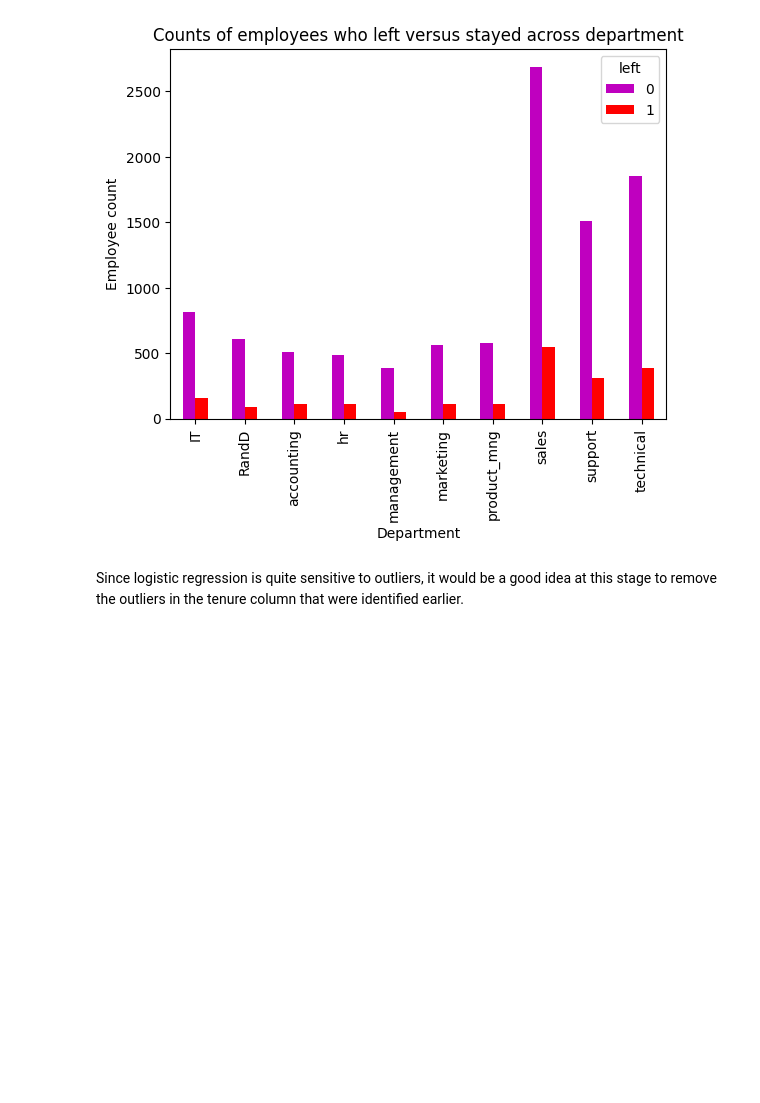
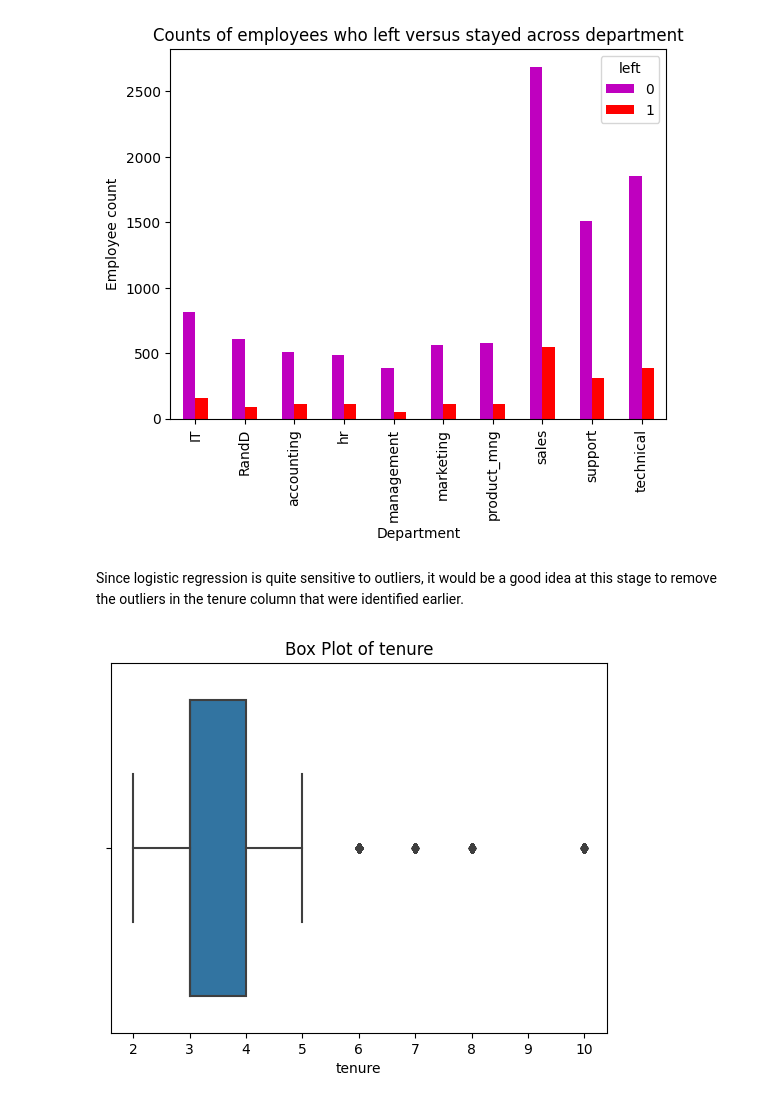
Before and after one commit to ajeronimoguerra/Case-Study-in-R---Amazon-BestBookselling-09-22, a Jupyter notebook: high-employee-turnover-rate.ipynb, the cells around one changed output. Cells and saved outputs as stored; diff of their text form; code cells hidden in the pictures; blank space fills up the shorter version.

```diff
--- a/high-employee-turnover-rate.ipynb
+++ b/high-employee-turnover-rate.ipynb
@@ -585,4 +603,11 @@ plt.show()
 [figure]
 # %% [markdown]
 Since logistic regression is quite sensitive to outliers, it would be a good idea at this stage to remove the outliers in the tenure column that were identified earlier.
+# %%
+#A box plot visually represents the distribution of data, highlighting outliers as data points beyond the whiskers.
+sns.boxplot(x=df0_no_duplicates['tenure'])
+plt.title('Box Plot of tenure')
+plt.show()
+# %% [output]
+[figure, added]
 # %%
```
Also changed, not shown: parts of 43 cells of this notebook.
